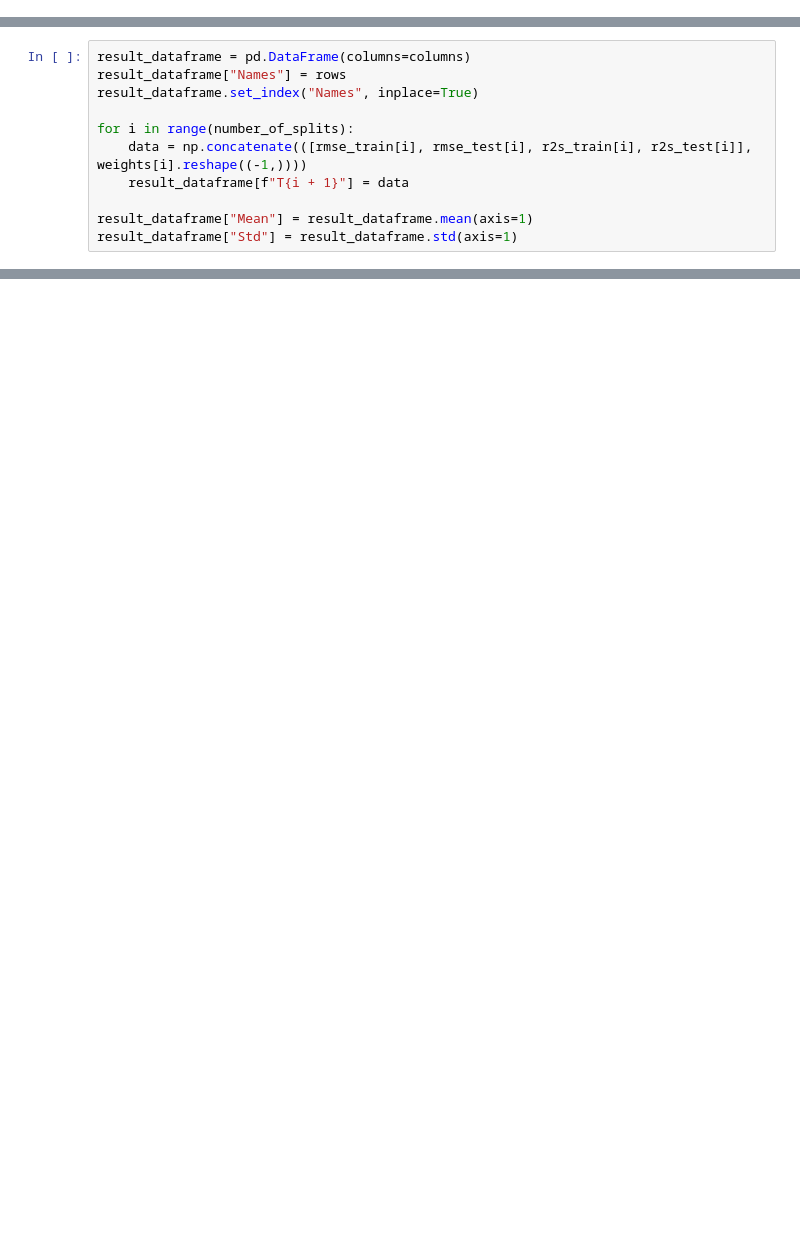
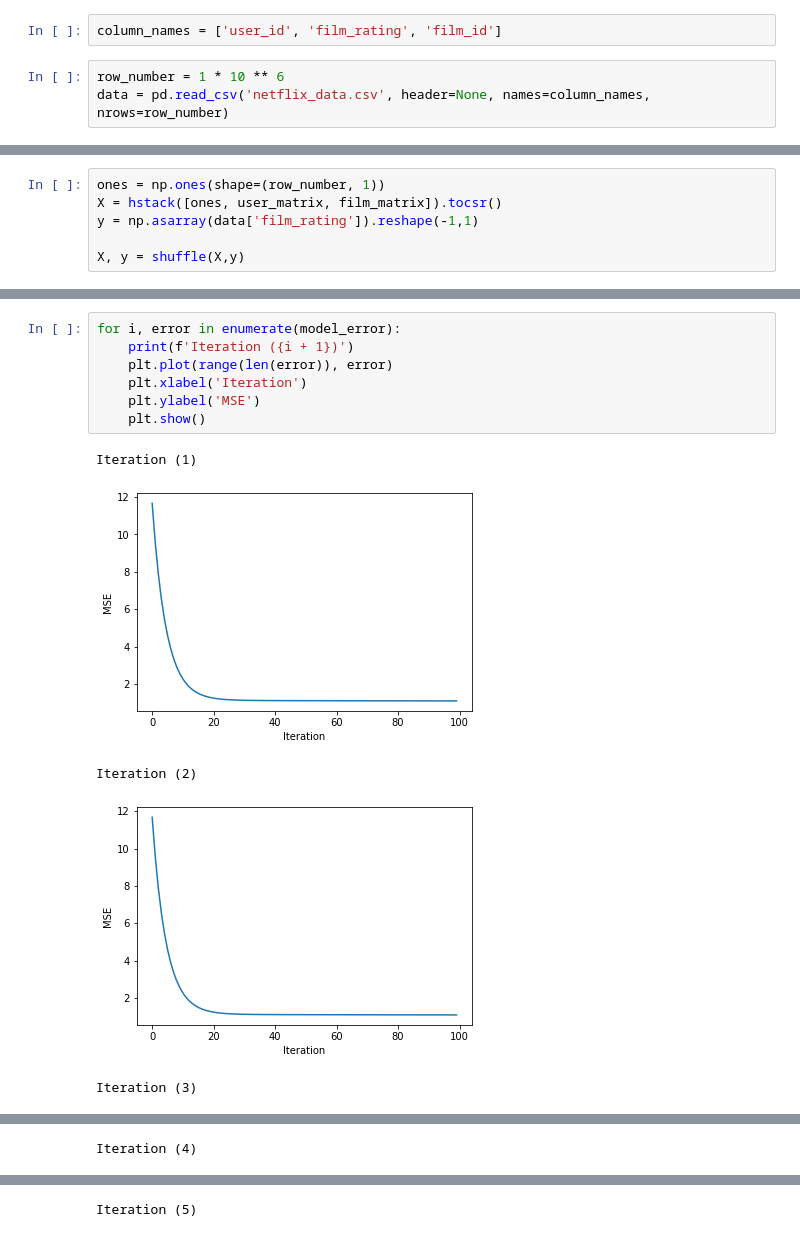
Before and after one commit to ilyazavadskij/ML_Course, a Jupyter notebook: Task_2/Task_2.ipynb, the cells around one changed output, grey strips where cells are left out. Saved outputs shown, nothing was run; the diff lists cells and outputs as text; blank space fills up the shorter version.

```diff
--- a/Task_2/Task_2.ipynb
+++ b/Task_2/Task_2.ipynb
@@ -27,0 +10,5 @@ X,y = shuffle(X,y)
+# %%
+column_names = ['user_id', 'film_rating', 'film_id']
+# %%
+row_number = 1 * 10 ** 6
+data = pd.read_csv('netflix_data.csv', header=None, names=column_names, nrows=row_number)
@@ -27,0 +37,6 @@ X,y = shuffle(X,y)
+# %%
+ones = np.ones(shape=(row_number, 1))
+X = hstack([ones, user_matrix, film_matrix]).tocsr()
+y = np.asarray(data['film_rating']).reshape(-1,1)
+
+X, y = shuffle(X,y)
@@ -155,11 +52,0 @@ rows += [f"Feature {i + 1}" for i in range(len(weights[0]))]
-# %%
-result_dataframe = pd.DataFrame(columns=columns)
-result_dataframe["Names"] = rows
-result_dataframe.set_index("Names", inplace=True)
-
-for i in range(number_of_splits):
-    data = np.concatenate(([rmse_train[i], rmse_test[i], r2s_train[i], r2s_test[i]], weights[i].reshape((-1,))))
-    result_dataframe[f"T{i + 1}"] = data
-
-result_dataframe["Mean"] = result_dataframe.mean(axis=1)
-result_dataframe["Std"] = result_dataframe.std(axis=1)
@@ -187,0 +149,13 @@ result_dataframe
+# %%
+for i, error in enumerate(model_error):
+    print(f'Iteration ({i + 1})')
+    plt.plot(range(len(error)), error)
+    plt.xlabel('Iteration')
+    plt.ylabel('MSE')
+    plt.show()
+# %% [output]
+Iteration (1)
+[figure, added]
+Iteration (2)
+[figure, added]
+Iteration (3)
@@ -187,0 +163 @@ result_dataframe
+Iteration (4)
@@ -187,0 +165 @@ result_dataframe
+Iteration (5)
```
Also changed, not shown: parts of 26 cells of this notebook.
